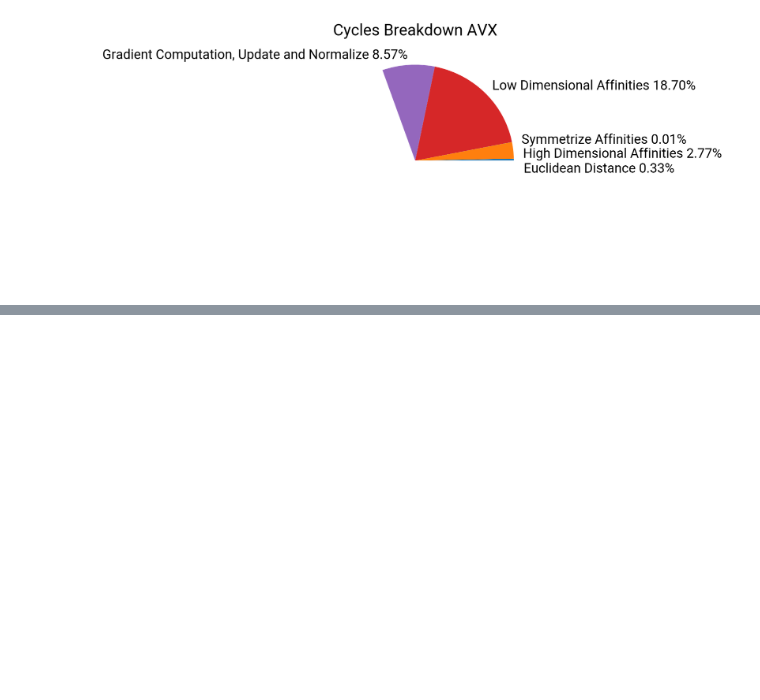
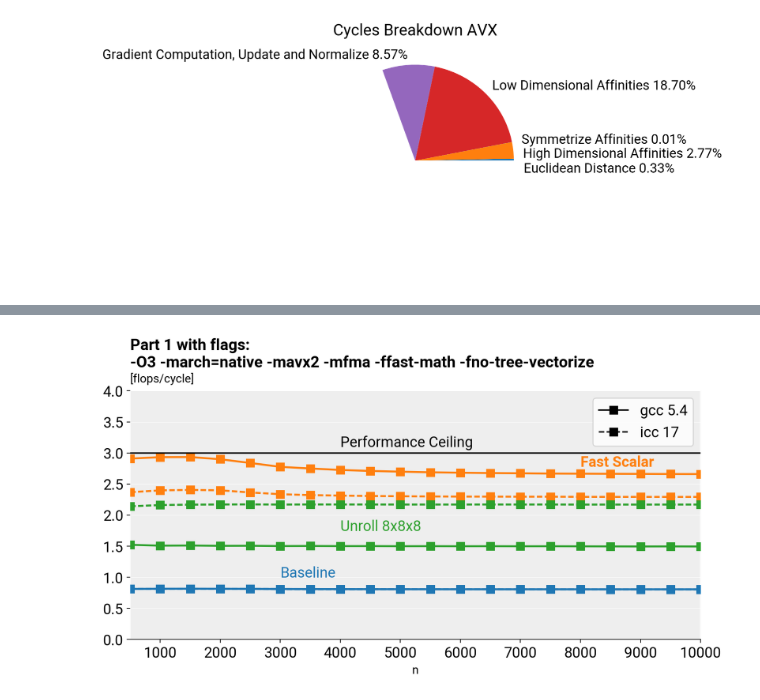
Before and after one commit to albertomontesg/fast-tsne, a Jupyter notebook: report/Report Calculations and Plots.ipynb, the cells around one changed output, grey strips where cells are left out. Saved outputs shown, nothing was run; the diff lists cells and outputs as text; code cells hidden in the pictures; blank space fills up the shorter version.

Commit message:
updated report graphics

```diff
--- a/report/Report Calculations and Plots.ipynb
+++ b/report/Report Calculations and Plots.ipynb
@@ -506,0 +509,8 @@ plt.show()
+# %%
+gcc_novec = pd.read_csv("../code/implementations/optimizations/high_dim_eucledian_distance/toaster_bench/gcc_novec_1000.csv")
+gcc_vec = pd.read_csv("../code/implementations/optimizations/high_dim_eucledian_distance/toaster_bench/gcc_vec_1000.csv")
+icc_novec = pd.read_csv("../code/implementations/optimizations/high_dim_eucledian_distance/toaster_bench/icc_novec_1000.csv")
+icc_vec = pd.read_csv("../code/implementations/optimizations/high_dim_eucledian_distance/toaster_bench/icc_vec_1000.csv")
+
+functions_no_vec = list(gcc_novec.columns.values)[2:]
+functions_vec = list(gcc_vec.columns.values)[2:]
@@ -506,0 +554,83 @@ plt.show()
+# %%
+mpl.rcParams['figure.figsize'] = (8.1, 5)
+title = "Part 1 with flags: \n-O3 -march=native -mavx2 -mfma -ffast-math -fno-tree-vectorize"
+ylabel = "flops/cycle"
+legend = True
+lw = 2
+marker = "s"
+markersize = 8
+labels_fontsize = 12
+fontsize = 20
+xlabel = "n"
+ymax = 4
+
+fig = plt.figure()
+if title:
+    fig.suptitle(title, fontweight='bold', fontsize=16, x=0, ha='left')
+ax = fig.add_subplot(111)
+fig.subplots_adjust(top=.83, left=0, right=1)
+
+base_gcc, = ax.plot(N, basline_gcc_novec,
+                linewidth=lw, marker=marker, markersize=markersize, label="Baseline GCC")
+base_icc, = ax.plot(N, basline_icc_novec, c=base_gcc.get_color(), linestyle="dashed",
+                linewidth=lw, marker=marker, markersize=markersize, label="Baseline ICC")
+# scalar_gcc, = ax.plot(N, fastscalar_gcc_novec,
+#                 linewidth=lw, marker=marker, markersize=markersize, label="Scalar GCC")
+# scalar_icc, = ax.plot(N, fastscalar_icc_novec, c=scalar_gcc.get_color(), linestyle="dashed",
+#                 linewidth=lw, marker=marker, markersize=markersize, label="Scalar ICC")
+scalarStart_gcc, = ax.plot(N, fastscalarStart_gcc_novec,
+               linewidth=lw, marker=marker, markersize=markersize, label="Scalar+Start GCC")
+scalarStart_icc, = ax.plot(N, fastscalarStart_icc_novec, c=scalarStart_gcc.get_color(), linestyle="dashed",
+               linewidth=lw, marker=marker, markersize=markersize, label="Scalar+Start ICC")
+scalar888_gcc, = ax.plot(N, unroll888_gcc_novec,
+               linewidth=lw, marker=marker, markersize=markersize, label="Unroll 8x8x8 GCC")
+scalar888_icc, = ax.plot(N, unroll888_icc_novec, c=scalar888_gcc.get_color(), linestyle="dashed",
+               linewidth=lw, marker=marker, markersize=markersize, label="Unroll 8x8x8 ICC")
+gcc_patch = mlines.Line2D([], [], marker=marker, markersize=markersize, color="k", label="gcc 5.4")
+icc_patch = mlines.Line2D([], [], marker=marker, markersize=markersize, color="k", linestyle="dashed", label="icc 17")
+ax.legend(handles=[gcc_patch, icc_patch])
+
+ax.text(3000, 1.0, "Baseline", color=base_gcc.get_color())
+# ax.text(6000, 1.5, "Fast Scalar", color=scalar_gcc.get_color(), fontweight="bold")
+ax.text(8000, 2.78, "Fast Scalar", color=scalarStart_gcc.get_color(), fontweight="bold")
+ax.text(4000, 1.75, "Unroll 8x8x8", color=scalar888_gcc.get_color())
+ax.text(4000, 3.1, "Performance Ceiling", color="black")
+
+ax.set_xlim([N.min(), N.max()])
+ax.set_xlabel(xlabel, fontsize=labels_fontsize)
+ax.set_ylim([0, ymax])
+
+# For runtime plots where on the yaxis there is an exponent, place the text
+# on the axis title
+exponent_text = ''
+ax.ticklabel_format(axis='y', style='sci')
+plt.draw()
+if ax.yaxis.get_offset_text().get_text() != '':
+    ax.yaxis.major.formatter._useMathText = True
+    plt.draw()
+    exponent_text = '[{}]'.format(ax.yaxis.get_offset_text().get_text())
+    ax.yaxis.offsetText.set_visible(False)
+
+ax.set_title(
+    '[{}]{}'.format(ylabel, exponent_text),
+    fontsize=labels_fontsize,
+    position=(0, 1.0),
+    ha='left',
+    va='bottom')
+
+ax.yaxis.grid(color='#ffffff', linestyle='-', linewidth=.5)
+ax.set_facecolor('#eeeeee')
+ax.spines['right'].set_visible(False)
+ax.spines['left'].set_visible(False)
+ax.spines['top'].set_visible(False)
+ax.get_xaxis().tick_bottom()
+ax.get_yaxis().tick_left()
+
+plt.plot([0, np.max(10000)], [3, 3], 'k-')
+
+ax.set_xticks(np.arange(1000, 10000+1, 1000))
+ax.set_xticklabels(np.arange(1000, 10000+1, 1000))
+
+plt.show()
+# %% [output]
+[figure, added]
```
Also changed, not shown: parts of 3 cells of this notebook.
